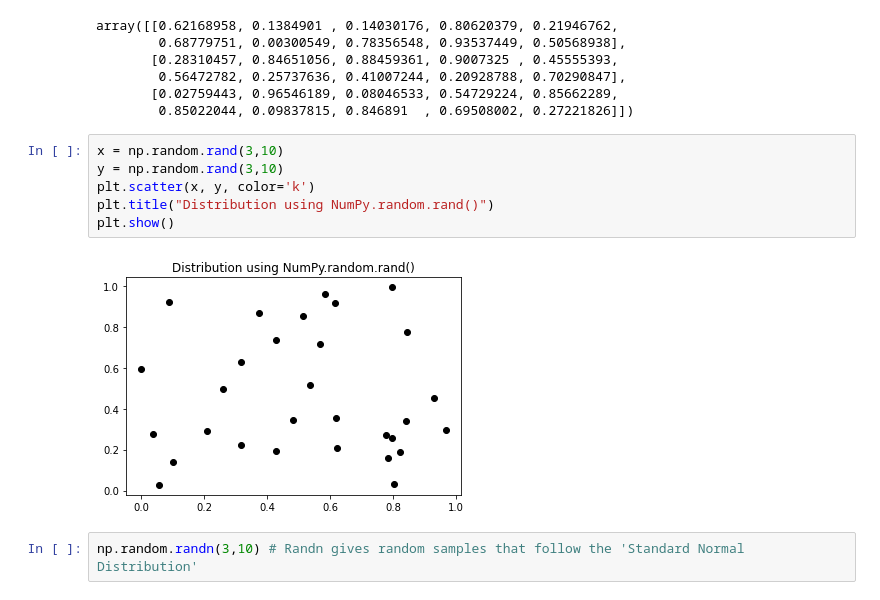
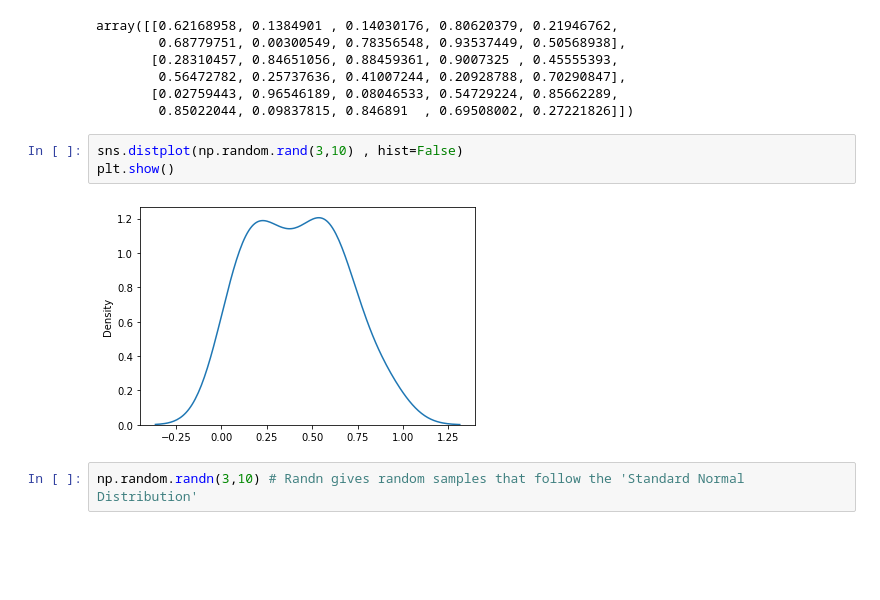
Before and after one commit to BTunney92/PfDA---Practical, a Jupyter notebook: Numpy.ipynb, the cells around one changed output. Saved outputs shown, nothing was run; the diff lists cells and outputs as text; blank space fills up the shorter version.

```diff
--- a/Numpy.ipynb
+++ b/Numpy.ipynb
@@ -44,13 +44,10 @@ array([[0.62168958, 0.1384901 , 0.14030176, 0.80620379, 0.21946762,
        [0.02759443, 0.96546189, 0.08046533, 0.54729224, 0.85662289,
         0.85022044, 0.09837815, 0.846891  , 0.69508002, 0.27221826]])
 # %%
-x = np.random.rand(3,10)
-y = np.random.rand(3,10)
-plt.scatter(x, y, color='k')
-plt.title("Distribution using NumPy.random.rand()")
+sns.distplot(np.random.rand(3,10) , hist=False)
 plt.show()
 # %% [output]
-[figure, old version]
+[figure, new version]
 # %%
 np.random.randn(3,10) # Randn gives random samples that follow the 'Standard Normal Distribution'
 # %% [output]
```
Also changed, not shown: parts of 4 cells of this notebook, 1 other file.
